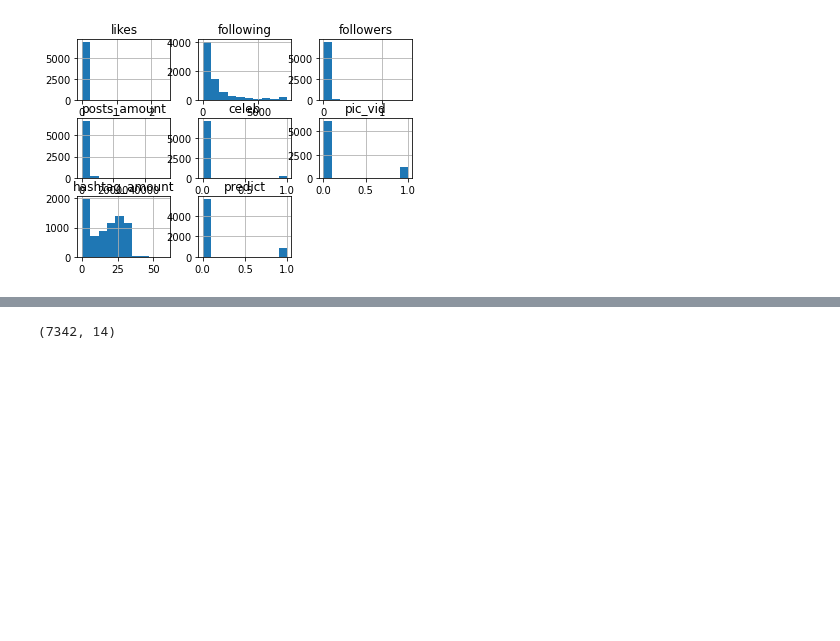
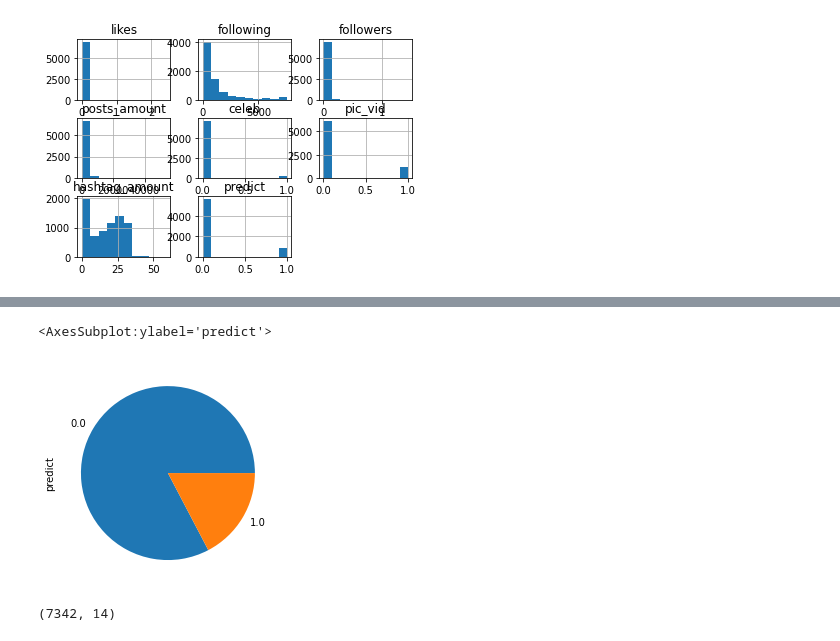
Before and after one commit to OrenPin/Instagram-Prediction---Data-Analysis, a Jupyter notebook: dataAnalysis.ipynb, the cells around one changed output, grey strips where cells are left out. Drawn from its saved outputs; the diff is of its cells as text; code cells hidden in the pictures; blank space fills up the shorter version.

```diff
--- a/dataAnalysis.ipynb
+++ b/dataAnalysis.ipynb
@@ -81,3 +87,8 @@ array([[<AxesSubplot:title={'center':'likes'}>,
+# %%
+df['predict'].value_counts().plot(kind='pie')
+# %% [output]
+<AxesSubplot:ylabel='predict'>
+[figure, added]
 # %%
 df.shape
 # %% [output]
```
Also changed, not shown: parts of 25 cells of this notebook, 1 other file.
